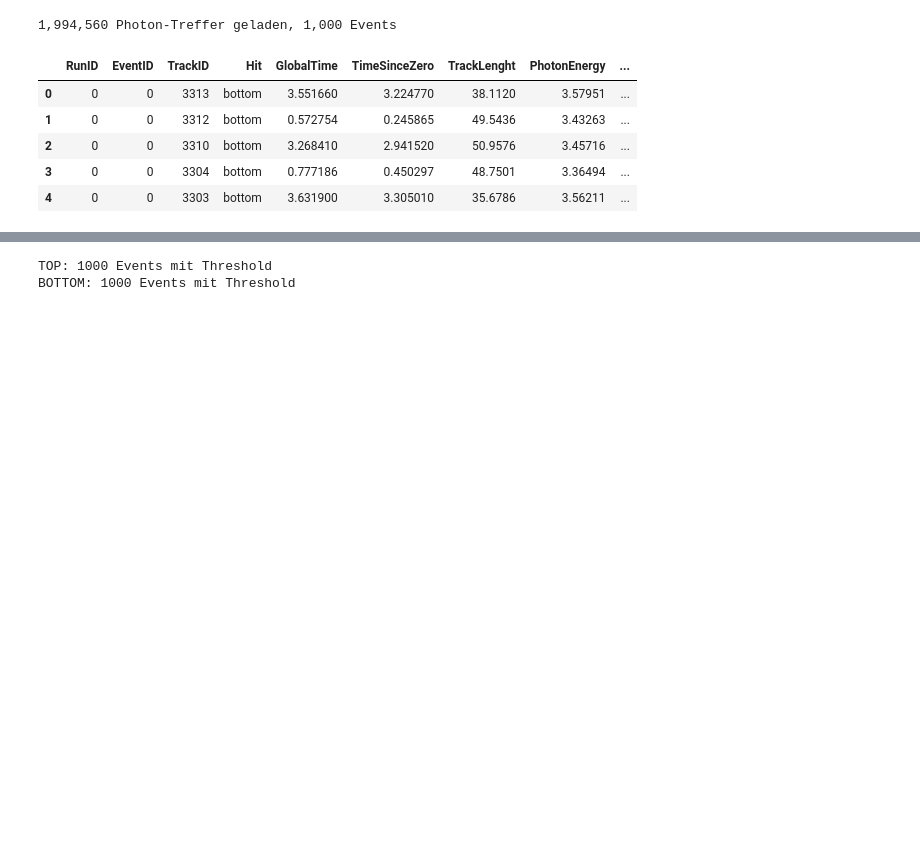
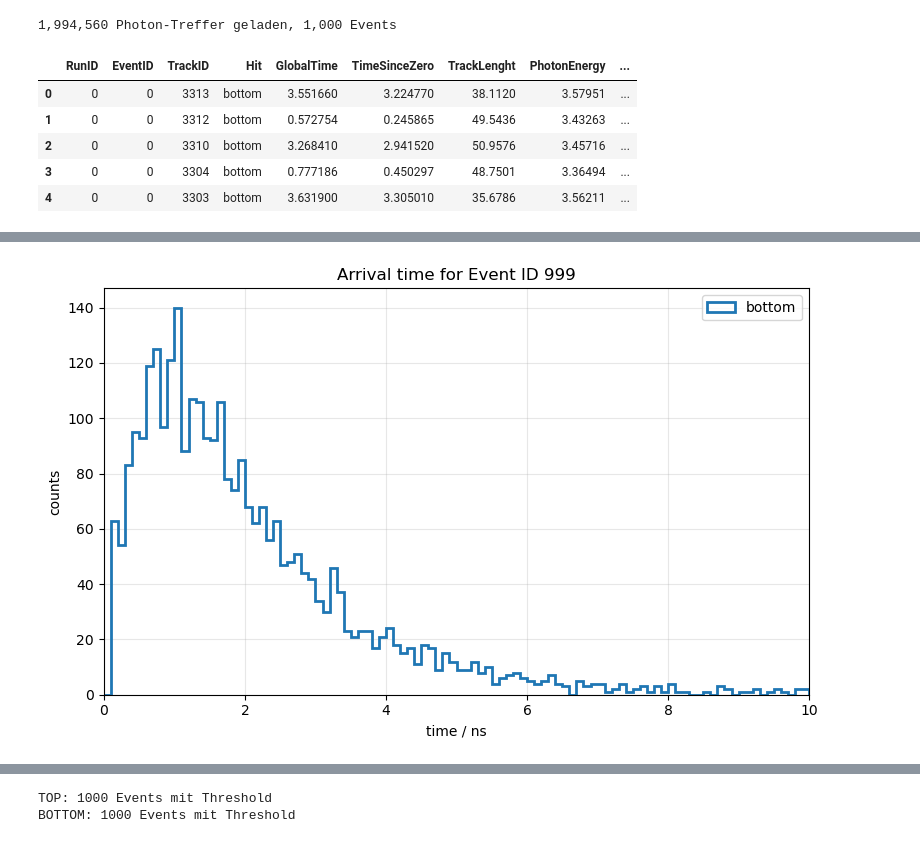
Before and after one commit to RobDerk/insight-tagger-scintillator-simulation-geant4-analysis, a Jupyter notebook: threshold.ipynb, the cells around one changed output, grey strips where cells are left out. Saved outputs shown, nothing was run; the diff lists cells and outputs as text; code cells hidden in the pictures; blank space fills up the shorter version.

```diff
--- a/threshold.ipynb
+++ b/threshold.ipynb
@@ -187,2 +227,31 @@ data_wavelength_cerenkov = (
+# %%
+bins = 100
+event_id = 999
+fit_range = (0,10)
+
+# Plot for one event (top and bottom)
+plt.figure(figsize=(8, 5))
+
+# bottom hist
+plt.hist(
+    data_events[999]["TimeSinceZero"],
+    bins=bins,
+    range=fit_range,
+    histtype="step",
+    linewidth=2,
+    label="bottom"
+)
+
+plt.xlabel("time / ns")
+plt.ylabel("counts")
+plt.title(f"Arrival time for Event ID {event_id}")
+
+plt.xlim(0, 10)
+plt.legend()
+plt.grid(alpha=0.3)
+plt.tight_layout()
+plt.show()
+# %% [output]
+[figure, added]
 # %%
 # Histogramme pro Event: nur Scintillation-Photonen, Top + Bottom gemeinsam
```
Also changed, not shown: parts of 3 cells of this notebook, 6 other files.
